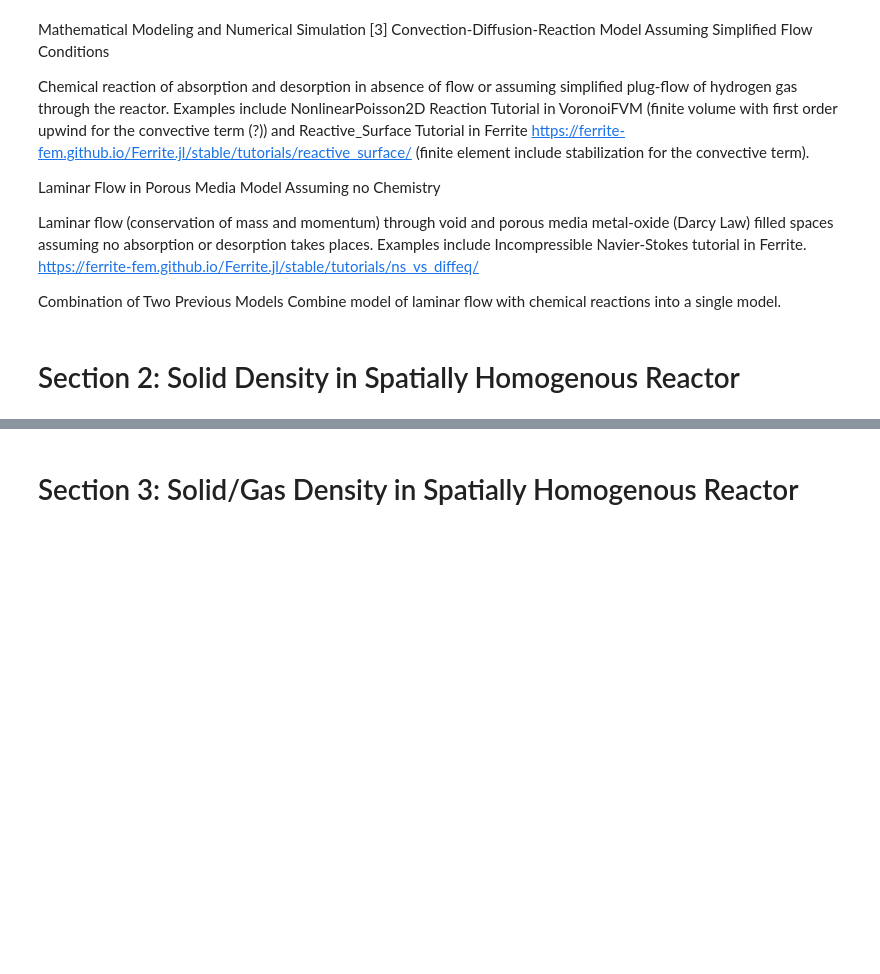
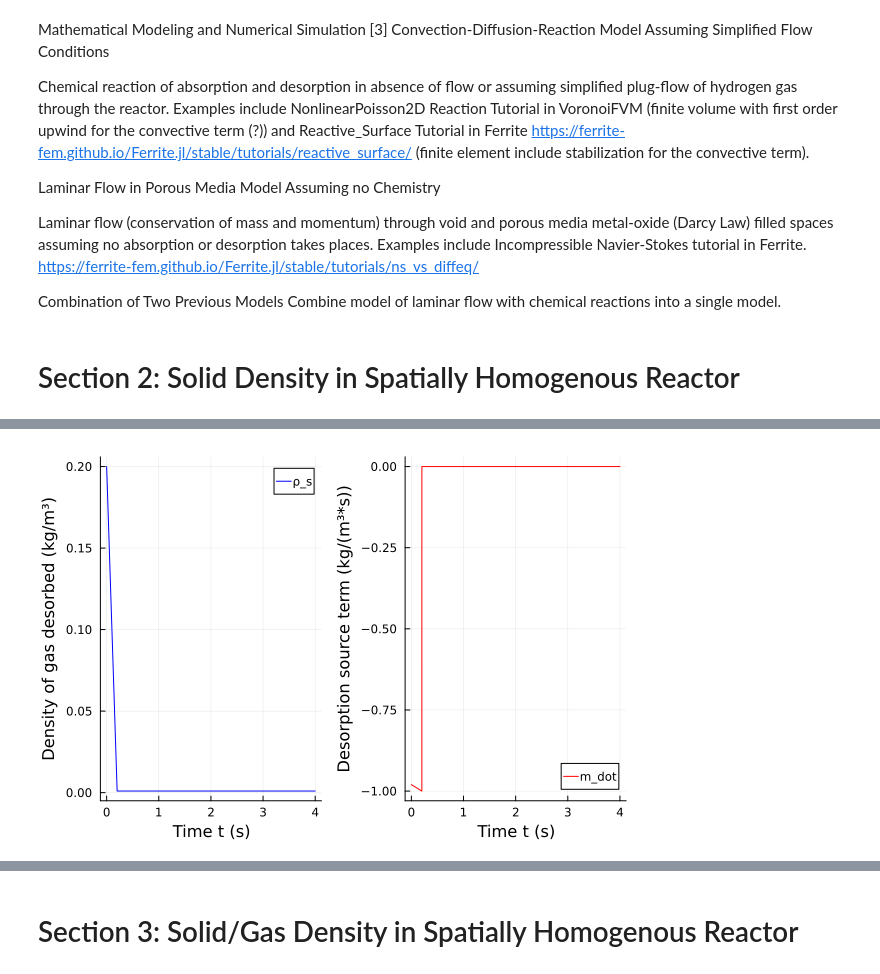
Before and after one commit to AnouchkaDESMETTRE/HydrogenProject, a Jupyter notebook: HydrogenProject.ipynb, the cells around one changed output, grey strips where cells are left out. Drawn from its saved outputs; the diff is of its cells as text; code cells hidden in the pictures; blank space fills up the shorter version.

```diff
--- a/HydrogenProject.ipynb
+++ b/HydrogenProject.ipynb
@@ -344,0 +488,29 @@ plot(p1,p2,layout=(1,2))
+# %%
+# problem set-up: rhs function that defines the ODE
+function rhs_d(u,p,t)
+    return (0.1*u-1)*(u>0.001)
+    # The 1 here is a fixed offset, meaning that desorption is driven by a constant force rather than dynamically changing with pressure or remaining hydrogen density
+    # The cutoff condition (u>0.001) ensures that when almost all hydrogen is released, desorption stops completely
+end
+
+# problem set-up: initial condition
+u0_d = 0.2;
+
+# problem set-up: set time span
+Tend_d = 4
+tspan = (0.0,Tend_d)
+
+# problem set-up: define ODE problem
+prob_d = ODEProblem(rhs_d,u0_d,tspan)
+
+# solve: perform time integration
+sol_d = solve(prob_d,AutoVern7(Rodas5()),reltol=1e-4,abstol=1e-4)
+
+# post-process: plot computed solution
+p_d_rho = plot(sol_d.t, sol_d.u, xlabel = "Time t (s)", ylabel = "Density of gas desorbed (kg/m³)", label ="ρ_s", line = :blue)
+
+# post-process:evaluate and plot the source term
+p_d_mass_flow_rate = plot(sol_d.t, rhs_d.(sol_d.u,1,sol_d.t),xlabel="Time t (s)",  ylabel = "Desorption source term (kg/(m³*s))", label = "m_dot",  line = :red)
+plot(p_d_rho,p_d_mass_flow_rate,layout=(1,2))
+# %% [output]
+[figure, added]
```
Also changed, not shown: parts of 25 cells of this notebook.
